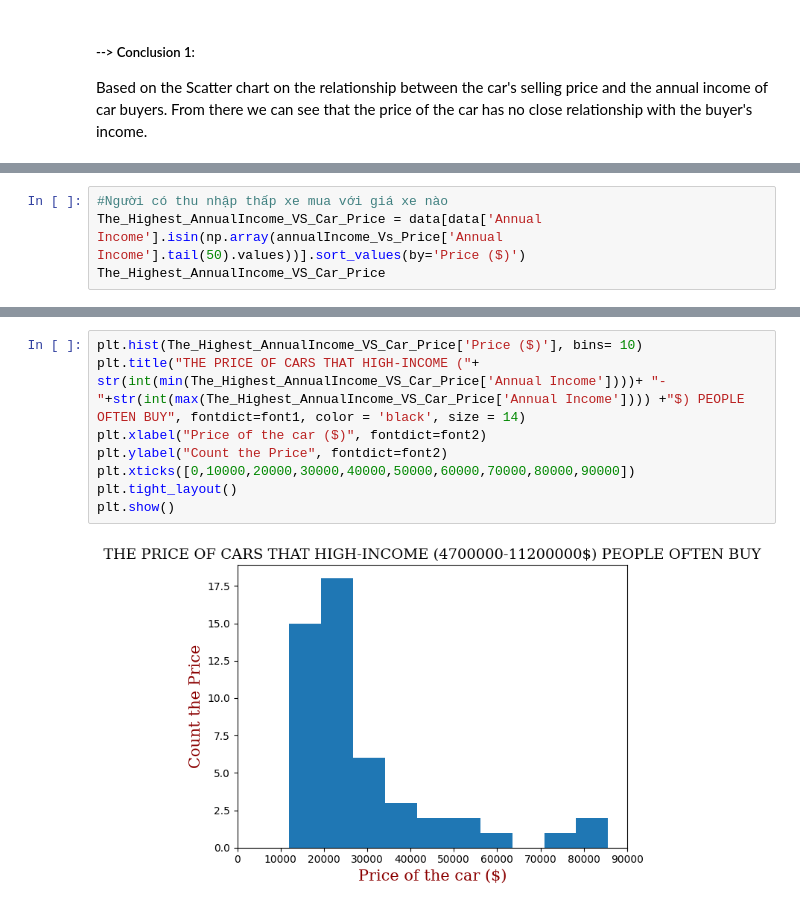
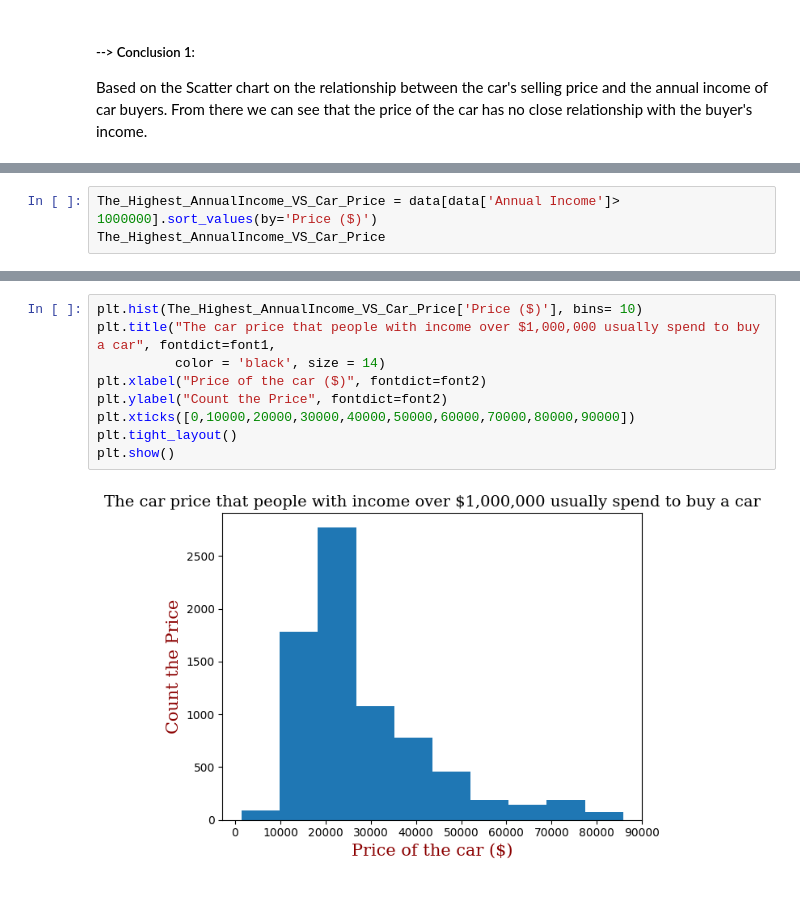
Before and after one commit to dontask1124/ANALYZING-CAR-SALES-DATA-USING-PYTHON, a Jupyter notebook: main.ipynb, the cells around one changed output, grey strips where cells are left out. Cells and saved outputs as stored; diff of their text form.

```diff
--- a/main.ipynb
+++ b/main.ipynb
@@ -232,6 +260,5 @@ plt.show()
 # %%
-#Người có thu nhập thấp xe mua với giá xe nào
-The_Highest_AnnualIncome_VS_Car_Price = data[data['Annual Income'].isin(np.array(annualIncome_Vs_Price['Annual Income'].tail(50).values))].sort_values(by='Price ($)')
+The_Highest_AnnualIncome_VS_Car_Price = data[data['Annual Income']> 1000000].sort_values(by='Price ($)')
 The_Highest_AnnualIncome_VS_Car_Price
 # %% [output]
 |  | Car_id | Date | Customer Name | Gender | Annual Income | Dealer_Name | Company | Model | Engine | ... |
@@ -254,10 +277,11 @@ The_Highest_AnnualIncome_VS_Car_Price
 # %%
 plt.hist(The_Highest_AnnualIncome_VS_Car_Price['Price ($)'], bins= 10)
-plt.title("THE PRICE OF CARS THAT HIGH-INCOME ("+ str(int(min(The_Highest_AnnualIncome_VS_Car_Price['Annual Income'])))+ "-"+str(int(max(The_Highest_AnnualIncome_VS_Car_Price['Annual Income']))) +"$) PEOPLE OFTEN BUY", fontdict=font1, color = 'black', size = 14)
+plt.title("The car price that people with income over $1,000,000 usually spend to buy a car", fontdict=font1,
+          color = 'black', size = 14)
 plt.xlabel("Price of the car ($)", fontdict=font2)
 plt.ylabel("Count the Price", fontdict=font2)
 plt.xticks([0,10000,20000,30000,40000,50000,60000,70000,80000,90000])
 plt.tight_layout()
 plt.show()
 # %% [output]
-[figure, old version]
+[figure, new version]
```
Also changed, not shown: parts of 12 cells of this notebook.
